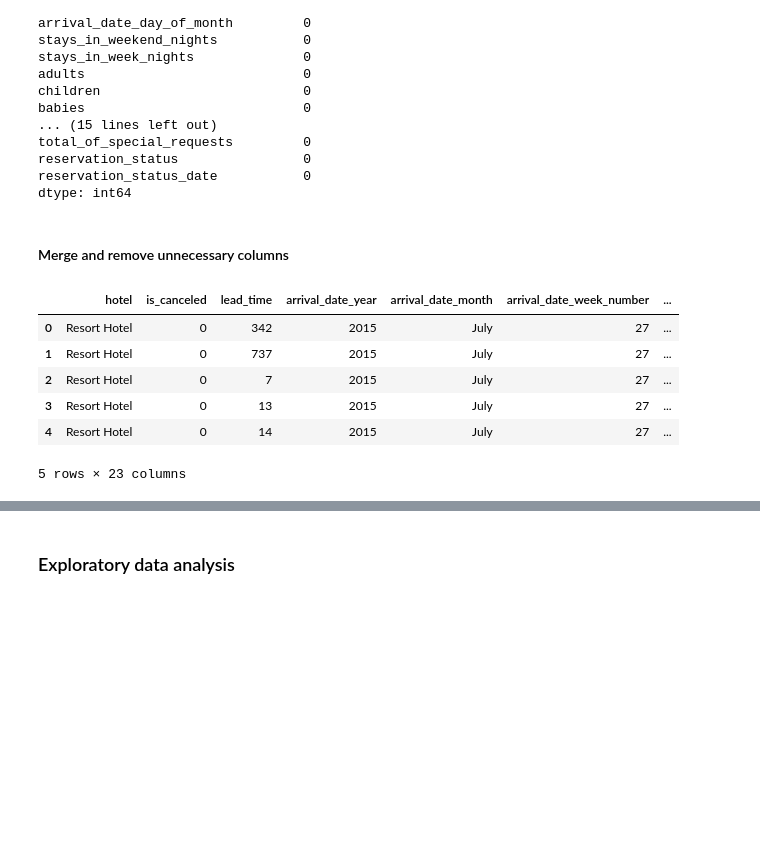
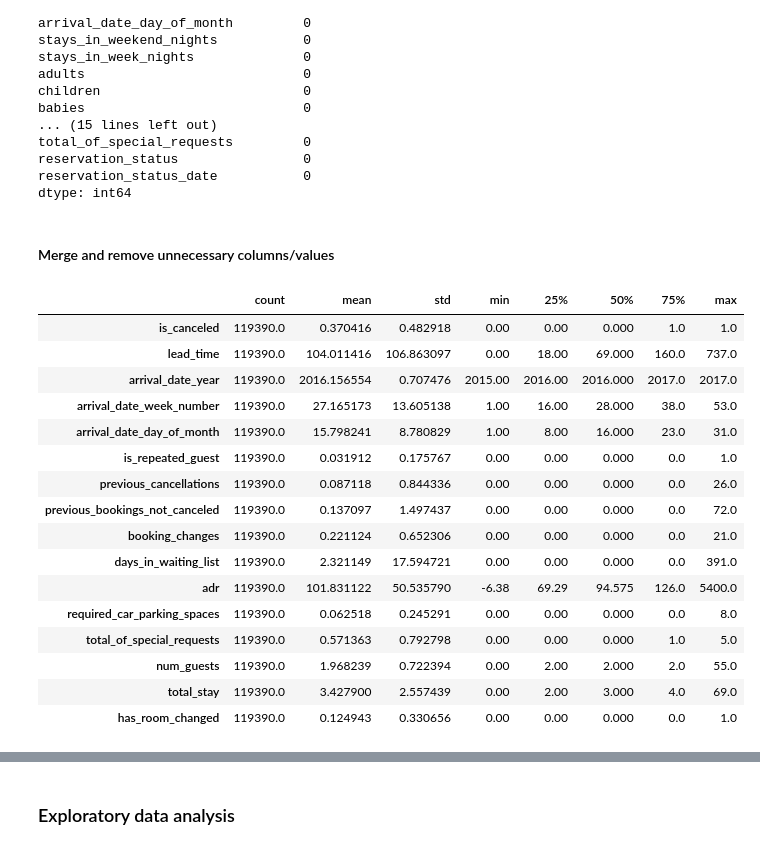
Before and after one commit to ofek181/Causal-Inference, a Jupyter notebook: causal_inference_notebook.ipynb, the cells around one changed output, grey strips where cells are left out. Saved outputs shown, nothing was run; the diff lists cells and outputs as text; code cells hidden in the pictures; blank space fills up the shorter version.

```diff
--- a/causal_inference_notebook.ipynb
+++ b/causal_inference_notebook.ipynb
@@ -109,30 +110,43 @@ reservation_status                0
 reservation_status_date           0
 dtype: int64
 # %% [markdown]
-#### Merge and remove unnecessary columns
+#### Merge and remove unnecessary columns/values
 # %%
 # total number of guests instead of the adults/children/babies separation
 data['num_guests'] = (data['adults'] + data['children'] + data['babies'])
 data = data.astype({'num_guests': int})
 
 # total stay instead of the week night and weekend separation
 data['total_stay'] = data['stays_in_week_nights'] + data['stays_in_weekend_nights']
 
 # binary variable 'has_room_changed" instead of reserved room type and assigned room type
 data['has_room_changed'] = 0
 slice_indices = data['reserved_room_type'] != data['assigned_room_type']
 data.loc[slice_indices,'has_room_changed'] = 1
 
+# merge refundable deposit and non refundable deposit into one value
+data.loc[data['deposit_type'] != 'No Deposit','deposit_type'] = 'Deposit'
+
 # Deleting unnecessary attributes
 data = data.drop(['adults', 'children', 'babies', 'stays_in_week_nights', 'stays_in_weekend_nights',
                   'reserved_room_type', 'assigned_room_type', 'reservation_status_date',
                   'market_segment', 'distribution_channel'], axis=1)
-data.head()
+data.describe().T
 # %% [output]
-|  | hotel | is_canceled | lead_time | arrival_date_year | arrival_date_month | arrival_date_week_number | ... |
-| 0 | Resort Hotel | 0 | 342 | 2015 | July | 27 | ... |
-| 1 | Resort Hotel | 0 | 737 | 2015 | July | 27 | ... |
-| 2 | Resort Hotel | 0 | 7 | 2015 | July | 27 | ... |
-| 3 | Resort Hotel | 0 | 13 | 2015 | July | 27 | ... |
-| 4 | Resort Hotel | 0 | 14 | 2015 | July | 27 | ... |
+|  | count | mean | std | min | 25% | 50% | 75% | max |
+| is_canceled | 119390.0 | 0.370416 | 0.482918 | 0.00 | 0.00 | 0.000 | 1.0 | 1.0 |
+| lead_time | 119390.0 | 104.011416 | 106.863097 | 0.00 | 18.00 | 69.000 | 160.0 | 737.0 |
+| arrival_date_year | 119390.0 | 2016.156554 | 0.707476 | 2015.00 | 2016.00 | 2016.000 | 2017.0 | 2017.0 |
+| arrival_date_week_number | 119390.0 | 27.165173 | 13.605138 | 1.00 | 16.00 | 28.000 | 38.0 | 53.0 |
+| arrival_date_day_of_month | 119390.0 | 15.798241 | 8.780829 | 1.00 | 8.00 | 16.000 | 23.0 | 31.0 |
+| is_repeated_guest | 119390.0 | 0.031912 | 0.175767 | 0.00 | 0.00 | 0.000 | 0.0 | 1.0 |
+| previous_cancellations | 119390.0 | 0.087118 | 0.844336 | 0.00 | 0.00 | 0.000 | 0.0 | 26.0 |
+| previous_bookings_not_canceled | 119390.0 | 0.137097 | 1.497437 | 0.00 | 0.00 | 0.000 | 0.0 | 72.0 |
+| booking_changes | 119390.0 | 0.221124 | 0.652306 | 0.00 | 0.00 | 0.000 | 0.0 | 21.0 |
+| days_in_waiting_list | 119390.0 | 2.321149 | 17.594721 | 0.00 | 0.00 | 0.000 | 0.0 | 391.0 |
+| adr | 119390.0 | 101.831122 | 50.535790 | -6.38 | 69.29 | 94.575 | 126.0 | 5400.0 |
+| required_car_parking_spaces | 119390.0 | 0.062518 | 0.245291 | 0.00 | 0.00 | 0.000 | 0.0 | 8.0 |
+| total_of_special_requests | 119390.0 | 0.571363 | 0.792798 | 0.00 | 0.00 | 0.000 | 1.0 | 5.0 |
+| num_guests | 119390.0 | 1.968239 | 0.722394 | 0.00 | 2.00 | 2.000 | 2.0 | 55.0 |
+| total_stay | 119390.0 | 3.427900 | 2.557439 | 0.00 | 2.00 | 3.000 | 4.0 | 69.0 |
+| has_room_changed | 119390.0 | 0.124943 | 0.330656 | 0.00 | 0.00 | 0.000 | 0.0 | 1.0 |
-5 rows × 23 columns
```
Also changed, not shown: parts of 20 cells of this notebook.
